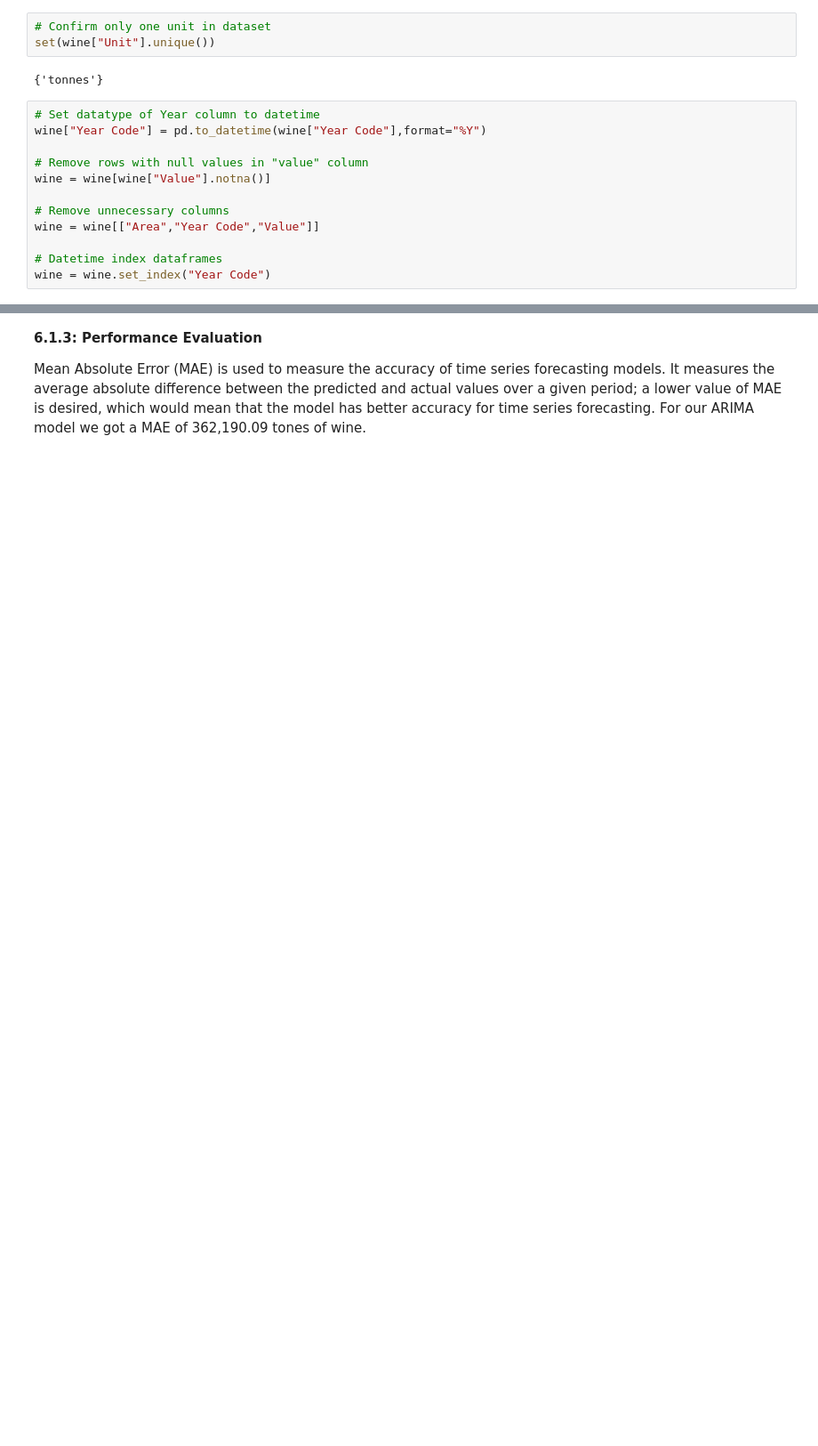
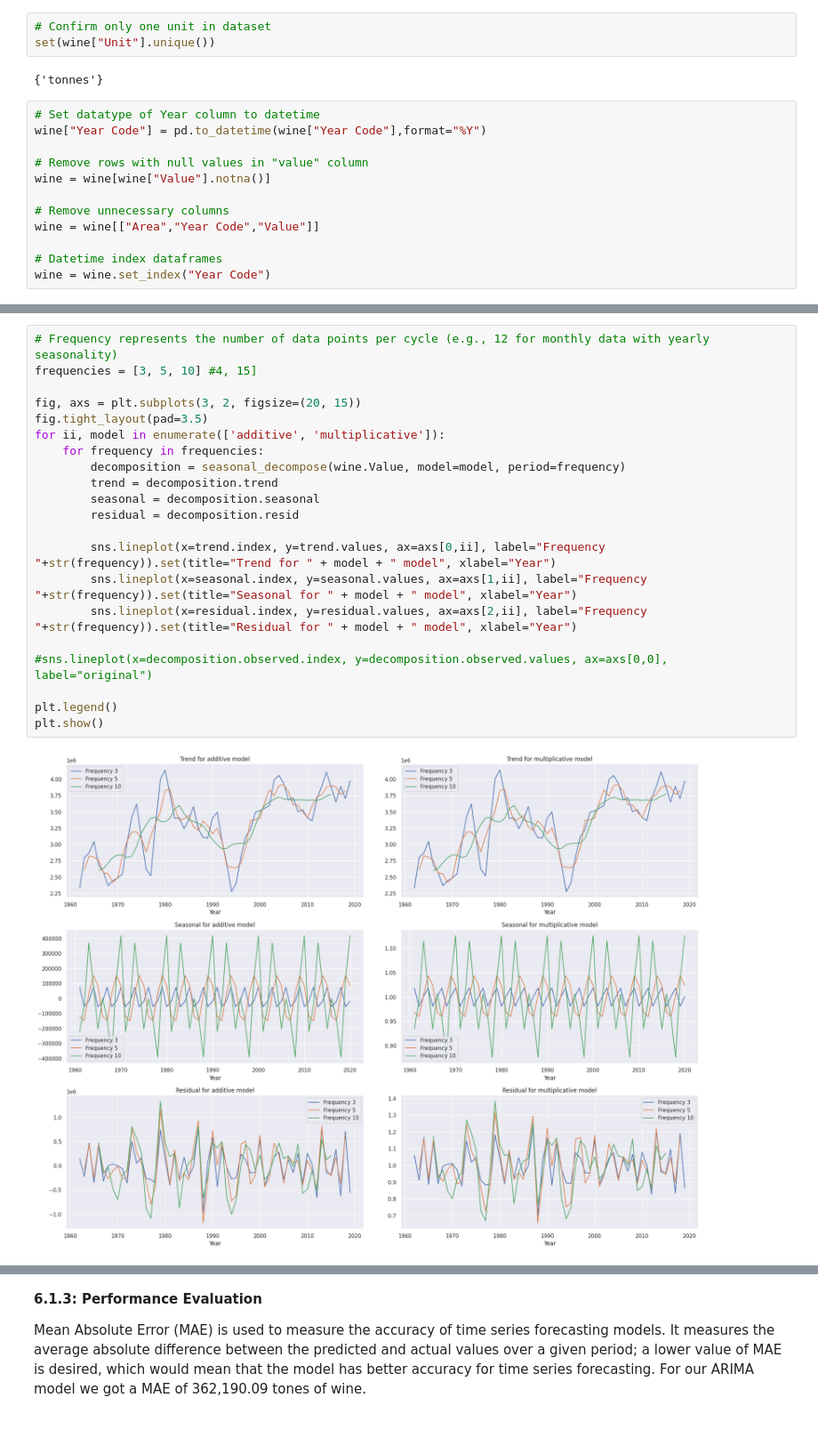
Before and after one commit to JordanKeelan/data607_finalProject, a Jupyter notebook: FinalReport.ipynb, the cells around one changed output, grey strips where cells are left out. Shown at 89% size. Drawn from its saved outputs; the diff is of its cells as text; blank space fills up the shorter version.

```diff
--- a/FinalReport.ipynb
+++ b/FinalReport.ipynb
@@ -174,0 +302,23 @@ wine = wine.set_index("Year Code")
+# %%
+# Frequency represents the number of data points per cycle (e.g., 12 for monthly data with yearly seasonality)
+frequencies = [3, 5, 10] #4, 15]
+
+fig, axs = plt.subplots(3, 2, figsize=(20, 15))
+fig.tight_layout(pad=3.5)
+for ii, model in enumerate(['additive', 'multiplicative']):
+    for frequency in frequencies:
+        decomposition = seasonal_decompose(wine.Value, model=model, period=frequency)
+        trend = decomposition.trend
+        seasonal = decomposition.seasonal
+        residual = decomposition.resid
+
+        sns.lineplot(x=trend.index, y=trend.values, ax=axs[0,ii], label="Frequency "+str(frequency)).set(title="Trend for " + model + " model", xlabel="Year")
+        sns.lineplot(x=seasonal.index, y=seasonal.values, ax=axs[1,ii], label="Frequency "+str(frequency)).set(title="Seasonal for " + model + " model", xlabel="Year")
+        sns.lineplot(x=residual.index, y=residual.values, ax=axs[2,ii], label="Frequency "+str(frequency)).set(title="Residual for " + model + " model", xlabel="Year")
+
+#sns.lineplot(x=decomposition.observed.index, y=decomposition.observed.values, ax=axs[0,0], label="original")
+
+plt.legend()
+plt.show()
+# %% [output]
+[figure, added]
```
Also changed, not shown: parts of 51 cells of this notebook.
